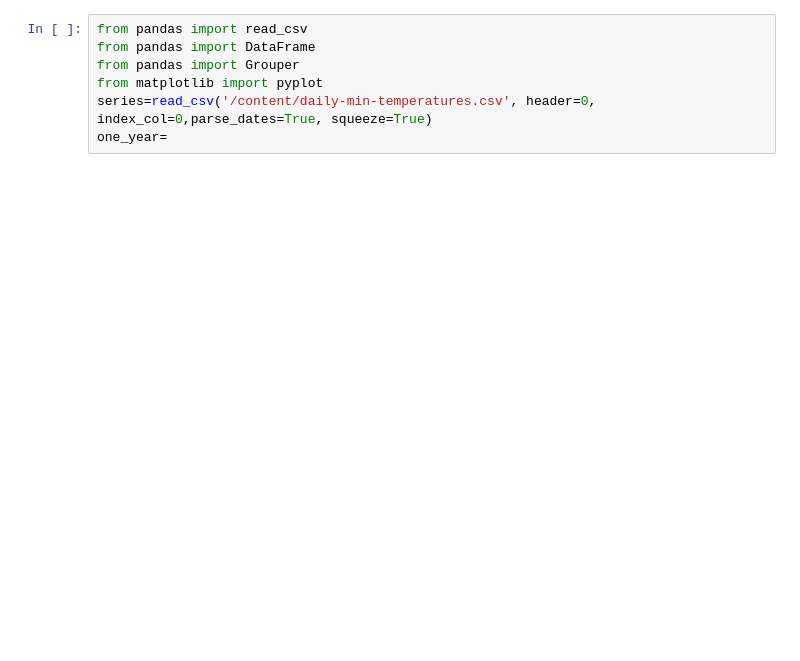
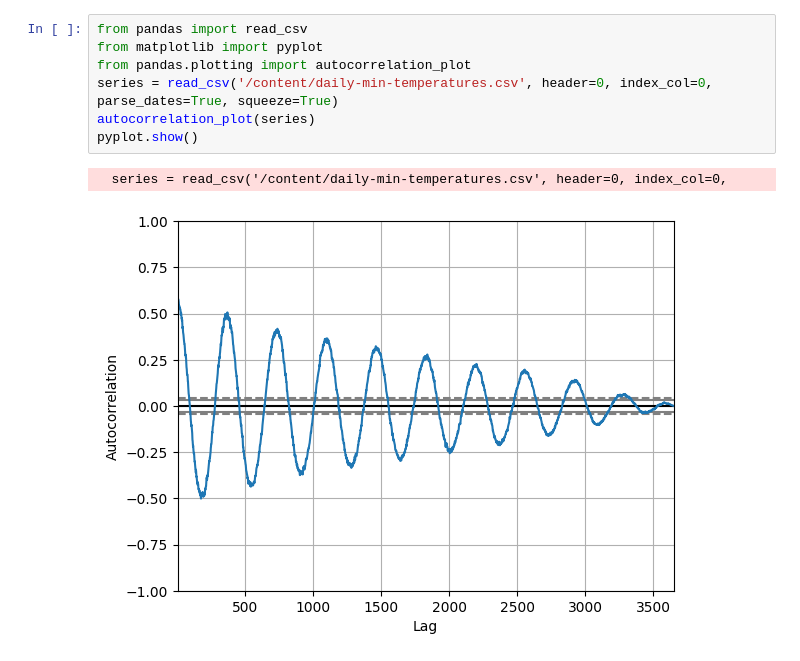
Before and after one commit to SSanjey/reference.github.io, a Jupyter notebook: Data_Visualization.ipynb, the cells around one changed output. Saved outputs shown, nothing was run; the diff lists cells and outputs as text; blank space fills up the shorter version.

```diff
--- a/Data_Visualization.ipynb
+++ b/Data_Visualization.ipynb
@@ -69,7 +161,11 @@ pyplot.show()
 # %%
 from pandas import read_csv
-from pandas import DataFrame
-from pandas import Grouper
 from matplotlib import pyplot
-series=read_csv('/content/daily-min-temperatures.csv', header=0, index_col=0,parse_dates=True, squeeze=True)
-one_year=
+from pandas.plotting import autocorrelation_plot
+series = read_csv('/content/daily-min-temperatures.csv', header=0, index_col=0,
+parse_dates=True, squeeze=True)
+autocorrelation_plot(series)
+pyplot.show()
+# %% [output]
+  series = read_csv('/content/daily-min-temperatures.csv', header=0, index_col=0,
+[figure, added]
```
Also changed, not shown: parts of 11 cells of this notebook.
